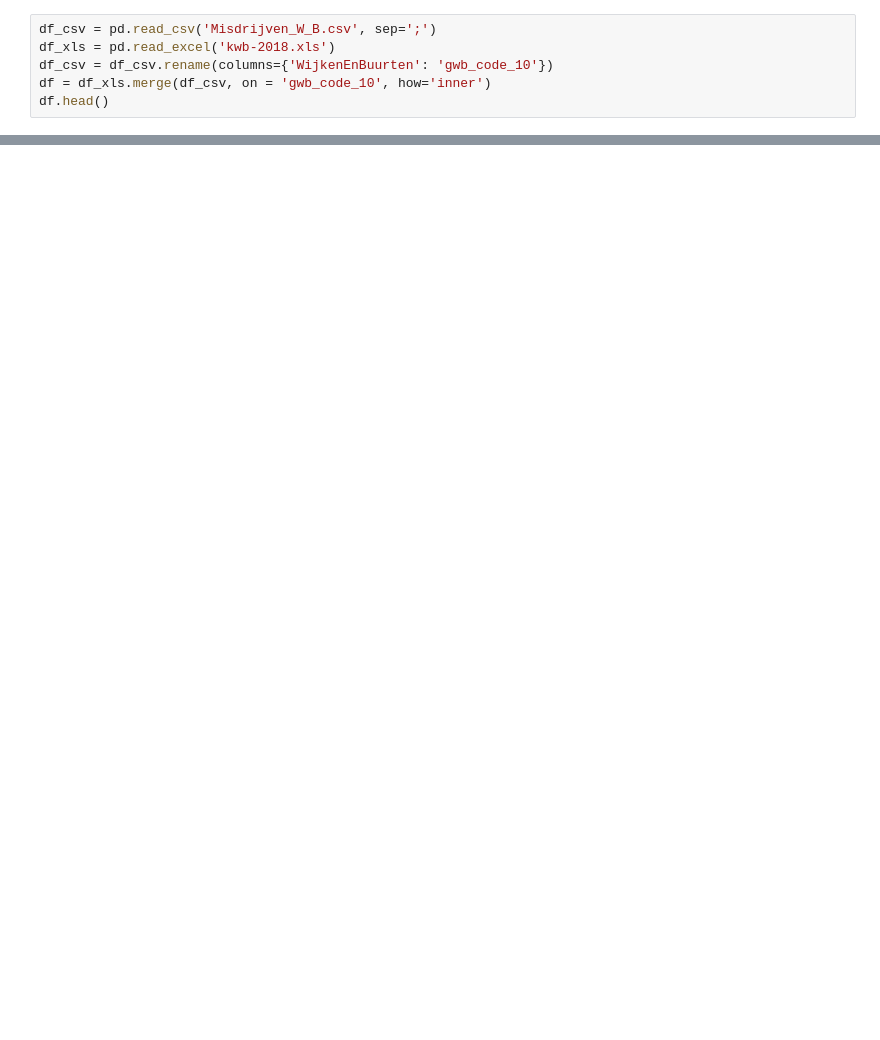
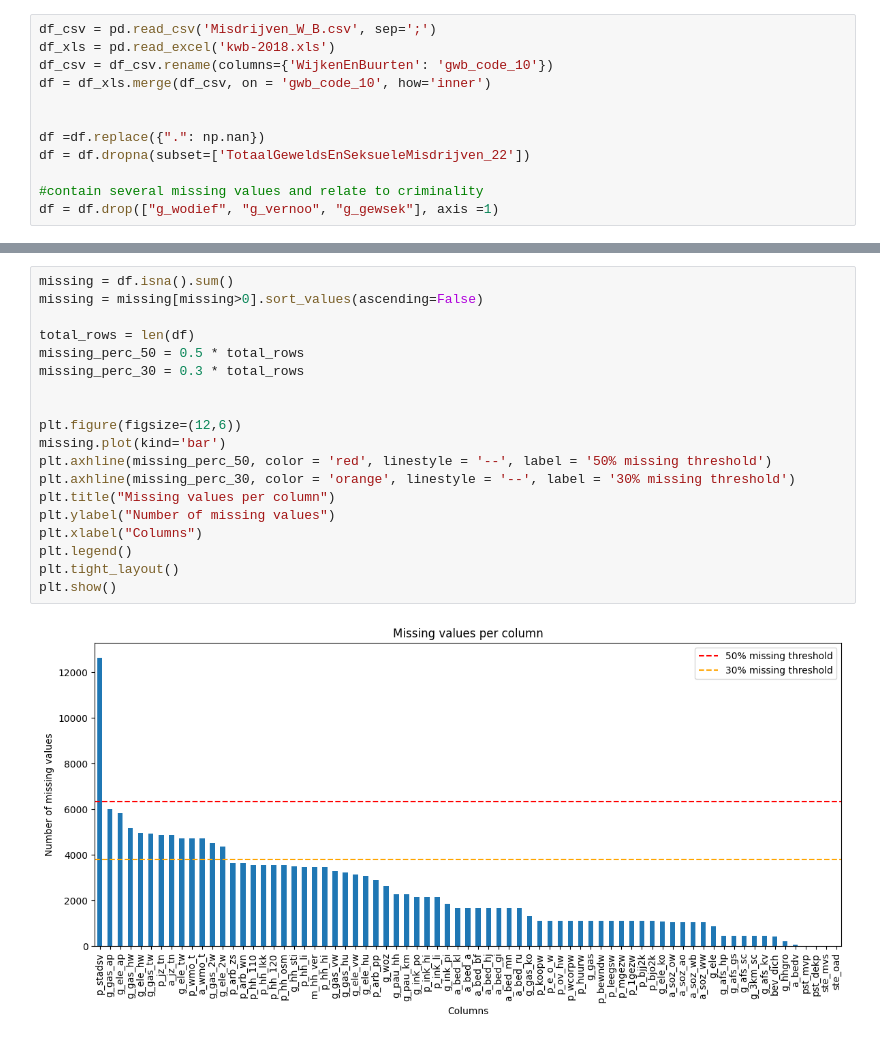
Before and after one commit to DiegoSourbag/ML-Final_Project, a Jupyter notebook: main.ipynb, the cells around one changed output, grey strips where cells are left out. Cells and saved outputs as stored; diff of their text form; blank space fills up the shorter version.

Commit message:
constructed dataset and visualized missing values

```diff
--- a/main.ipynb
+++ b/main.ipynb
@@ -7,4 +11,10 @@ df_csv = pd.read_csv('Misdrijven_W_B.csv', sep=';')
 df_xls = pd.read_excel('kwb-2018.xls')
 df_csv = df_csv.rename(columns={'WijkenEnBuurten': 'gwb_code_10'})
 df = df_xls.merge(df_csv, on = 'gwb_code_10', how='inner')
-df.head()
+
+
+df =df.replace({".": np.nan})
+df = df.dropna(subset=['TotaalGeweldsEnSeksueleMisdrijven_22'])
+
+#contain several missing values and relate to criminality
+df = df.drop(["g_wodief", "g_vernoo", "g_gewsek"], axis =1)
@@ -18,0 +21,21 @@ df.head()
+# %%
+missing = df.isna().sum()
+missing = missing[missing>0].sort_values(ascending=False)
+
+total_rows = len(df)
+missing_perc_50 = 0.5 * total_rows
+missing_perc_30 = 0.3 * total_rows
+
+
+plt.figure(figsize=(12,6))
+missing.plot(kind='bar')
+plt.axhline(missing_perc_50, color = 'red', linestyle = '--', label = '50% missing threshold')
+plt.axhline(missing_perc_30, color = 'orange', linestyle = '--', label = '30% missing threshold')
+plt.title("Missing values per column")
+plt.ylabel("Number of missing values")
+plt.xlabel("Columns")
+plt.legend()
+plt.tight_layout()
+plt.show()
+# %% [output]
+[figure, added]
```
Also changed, not shown: parts of 4 cells of this notebook, 1 other file.
